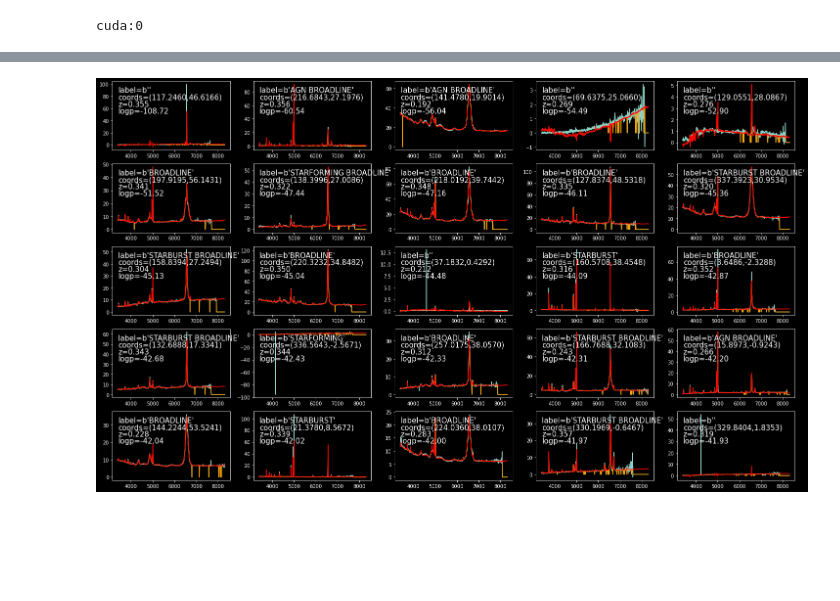
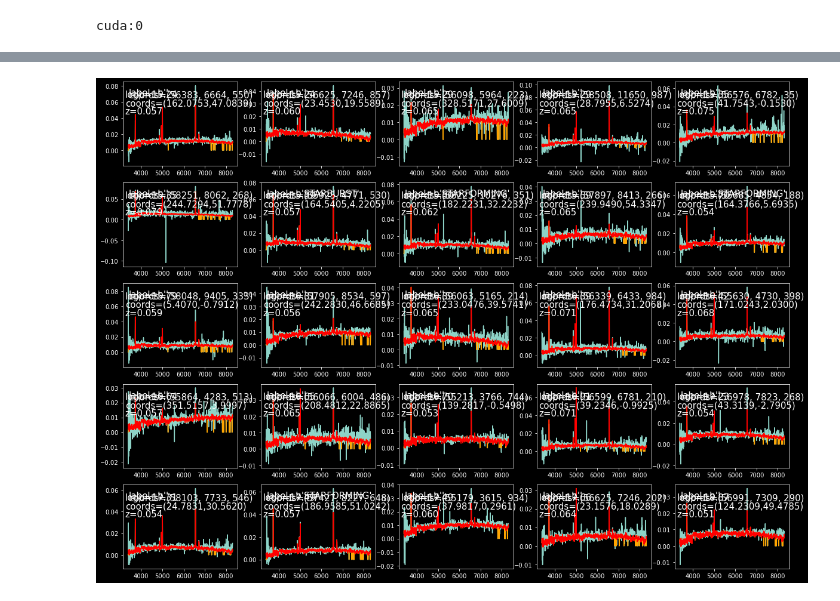
Before and after one commit to AlexGKim/SDSS_PAE, a Jupyter notebook: notebooks/Analyze_DensityEstimation.ipynb, the cells around one changed output, grey strips where cells are left out. Cells and saved outputs as stored; diff of their text form; code cells hidden in the pictures; blank space fills up the shorter version.

Commit message:
adding conditional model

```diff
--- a/notebooks/Analyze_DensityEstimation.ipynb
+++ b/notebooks/Analyze_DensityEstimation.ipynb
@@ -31,17 +31,15 @@ root_data       = '/global/cscratch1/sd/vboehm/Datasets'
 root_model_data = '/global/cscratch1/sd/vboehm/Datasets/sdss/by_model/'
 root_outliers   = '/global/cscratch1/sd/vboehm/SDSSOutlier'
 
-
+root_prepped    = os.path.join(root_data,'sdss/prepped')
 
 label           = 'galaxies_quasars_bins1000_wl3388-8318'
 label_          = label+'_minz005_maxz036_minSN50'
-label_2         = label+'_minz01_maxz036_minSN50'+'_8_fully_connected_mean_div'
+label_2         = label+'_minz01_maxz036_minSN50_good'+'_10_fully_connected_mean_div'
 
 seed            = 8720
 
-latent_dim      = 8
-network_type    = 'fully_connected'
-
+latent_dim      = 10
 
 wlmin, wlmax    = (3388,8318)
 fixed_num_bins  = 1000
@@ -49,9 +47,10 @@ wl_range      = (np.log10(wlmin),np.log10(wlmax))
 # new binning
 new_wl        = np.logspace(wl_range[0],wl_range[1],fixed_num_bins+1)
 
+
 alpha         = (0.8,0.8)
 
-maxiter       = 500
+maxiter       = 2000
 
 label_3       = label_2+"alpha%d_maxiter%d"%(int(alpha[0]*10),maxiter)
 
@@ -62,7 +61,7 @@ decoded_train, decoded_valid, decoded_test, mean = np.load(os.path.join(root_dec
 
 
 
-seed = 8365
+#seed = 8365
 # %%
 torch.manual_seed(seed)
 np.random.seed(seed)
@@ -85,6 +84,6 @@ print(os.path.join(root_models,'GIS_%s'%label_3))
 # %%
 try:
-    model =  torch.load(os.path.join(root_models,'GIS_%s'%label_3))
+    model =  torch.load(os.path.join(root_models,'GIS_%s_%d'%(label_3,seed)))
 except:
     print('model not found')
 # %%
@@ -124,23 +148,43 @@ valid_data['arr_3'][0],valid_data['arr_4'][0],valid_data['arr_5'][0],valid_data[
+# %%
+style_list=['dark_background']
+# Plot a demonstration figure for every available style sheet.
+for style_label in style_list:
+    with plt.rc_context({"figure.max_open_warning": len(style_list)}):
+        with plt.style.context(style_label):
+            fig, ax = plt.subplots(5,2, figsize=(20,15))
+            ax = ax.flatten()
+            for nn, ii in enumerate(indices_valid[-10::]):
+                ax[nn].plot(new_wl[:-1], (np.squeeze(valid_data['arr_0'])[ii])*np.squeeze(valid_data['arr_1'])[ii], )
+                #ax[nn].plot(new_wl[:-1], (np.squeeze(decoded_valid)[ii])*np.squeeze(valid_data['arr_1'])[ii], color='orange')
+                #ax[nn].plot(new_wl[:-1], (np.squeeze(decoded_valid)[ii]), color='red')
+                #ax[nn].text(0.05, 0.92, r'label=%s'%valid_data['arr_7'][ii], fontsize=15, color='white',verticalalignment='top', horizontalalignment='left', transform=ax[nn].transAxes)
+                #ax[nn].text(0.05, 0.90, r'coords=(%d, %d, %d)'%(int(float(valid_data['arr_8'][ii])),int(float(valid_data['arr_9'][ii])),int(float(valid_data['arr_10'][ii]))), fontsize=15, color='white',verticalalignment='top', horizontalalignment='left', transform=ax[nn].transAxes)
+                #ax[nn].text(0.02, 0.80, r'coords=(%.4f,%.4f)'%(valid_data['arr_4'][ii],valid_data['arr_5'][ii]), fontsize=15, color='white',verticalalignment='top', horizontalalignment='left', transform=ax[nn].transAxes)
+                ax[nn].text(0.02, 0.70, r'z=%.3f'%valid_data['arr_3'][ii], fontsize=15, color='white',verticalalignment='top', horizontalalignment='left', transform=ax[nn].transAxes)
+                ax[nn].text(0.02, 0.90, r'logp=%.2f'%logps_valid[ii], fontsize=15, color='white',verticalalignment='top', horizontalalignment='left', transform=ax[nn].transAxes)
+
+plt.show()
 # %%
 style_list=['dark_background']
 # Plot a demonstration figure for every available style sheet.
 for style_label in style_list:
     with plt.rc_context({"figure.max_open_warning": len(style_list)}):
         with plt.style.context(style_label):
-            fig, ax = plt.subplots(5,5, figsize=(25,15))
+            fig, ax = plt.subplots(5,5, figsize=(20,15))
             ax = ax.flatten()
-            for nn, ii in enumerate(indices_valid[0:25]):
+            for nn, ii in enumerate(indices_valid[-25::]):
                 ax[nn].plot(new_wl[:-1], (np.squeeze(valid_data['arr_0'])[ii])*np.squeeze(valid_data['arr_1'])[ii], )
                 ax[nn].plot(new_wl[:-1], (np.squeeze(decoded_valid)[ii])*np.squeeze(valid_data['arr_1'])[ii], color='orange')
                 ax[nn].plot(new_wl[:-1], (np.squeeze(decoded_valid)[ii]), color='red')
                 ax[nn].text(0.05, 0.92, r'label=%s'%valid_data['arr_7'][ii], fontsize=15, color='white',verticalalignment='top', horizontalalignment='left', transform=ax[nn].transAxes)
-                ax[nn].text(0.05, 0.82, r'coords=(%.4f,%.4f)'%(valid_data['arr_4'][ii],valid_data['arr_5'][ii]), fontsize=15, color='white',verticalalignment='top', horizontalalignment='left', transform=ax[nn].transAxes)
-                ax[nn].text(0.05, 0.72, r'z=%.3f'%valid_data['arr_3'][ii], fontsize=15, color='white',verticalalignment='top', horizontalalignment='left', transform=ax[nn].transAxes)
-                ax[nn].text(0.05, 0.62, r'logp=%.2f'%logps_valid[ii], fontsize=15, color='white',verticalalignment='top', horizontalalignment='left', transform=ax[nn].transAxes)
+                ax[nn].text(0.05, 0.90, r'coords=(%d, %d, %d)'%(int(float(valid_data['arr_8'][ii])),int(float(valid_data['arr_9'][ii])),int(float(valid_data['arr_10'][ii]))), fontsize=15, color='white',verticalalignment='top', horizontalalignment='left', transform=ax[nn].transAxes)
+                ax[nn].text(0.02, 0.80, r'coords=(%.4f,%.4f)'%(valid_data['arr_4'][ii],valid_data['arr_5'][ii]), fontsize=15, color='white',verticalalignment='top', horizontalalignment='left', transform=ax[nn].transAxes)
+                ax[nn].text(0.02, 0.70, r'z=%.3f'%valid_data['arr_3'][ii], fontsize=15, color='white',verticalalignment='top', horizontalalignment='left', transform=ax[nn].transAxes)
+                ax[nn].text(0.02, 0.90, r'logp=%.2f'%logps_valid[ii], fontsize=15, color='white',verticalalignment='top', horizontalalignment='left', transform=ax[nn].transAxes)
 
 plt.show()
 # %% [output]
-[figure, old version]
+[figure, new version]
 # %%
 style_list=['dark_background']
 # Plot a demonstration figure for every available style sheet.
```
Also changed, not shown: parts of 22 cells of this notebook, 4 other files.
